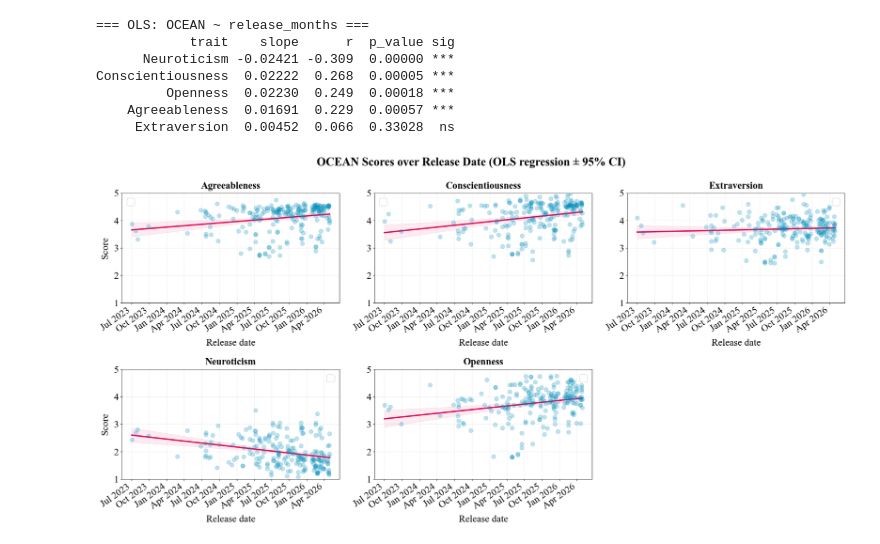
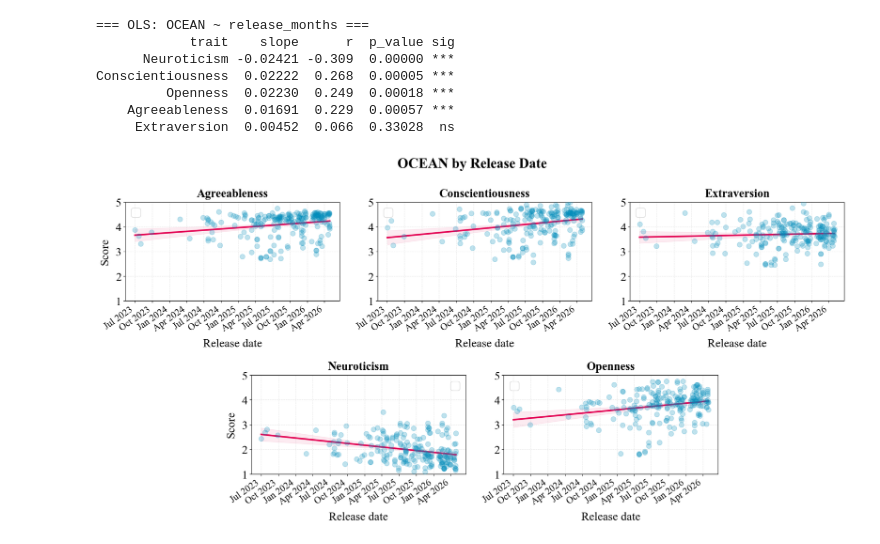
Before and after one commit to ellisalicante/BigFive-LLM-Evaluation, a Jupyter notebook: exp/03_large_scale_administration/eval_subgroups.ipynb, the cells around one changed output. Cells and saved outputs as stored; diff of their text form; code cells hidden in the pictures.

```diff
--- a/exp/03_large_scale_administration/eval_subgroups.ipynb
+++ b/exp/03_large_scale_administration/eval_subgroups.ipynb
@@ -456,17 +470,18 @@ Conscientiousness  0.02222  0.268  0.00005 ***
 # %%
 ### 20) FIGURE — release date regression
 df_rel = df_metadata.dropna(subset=["release_dt", "release_months"] + OCEAN_COLS)
 
 fig = plot_release_date_regression(
     df_rel,
     date_col="release_dt",
     release_months_col="release_months",
     palette=BINARY_PAL_BLUE_PINK,
     cols=OCEAN_COLS,
-    title="OCEAN Scores over Release Date (OLS regression ± 95% CI)",
+    title="OCEAN by Release Date",
     save_path="../../doc/figs/fig_release_date.pdf",
-    test=False
+    test=False,
+    figsize=(4 * len(OCEAN_COLS), 10),
 )
 plt.show()
 # %% [output]
-[figure, old version]
+[figure, new version]
```
Also changed, not shown: parts of 5 cells of this notebook, 11 other files.
